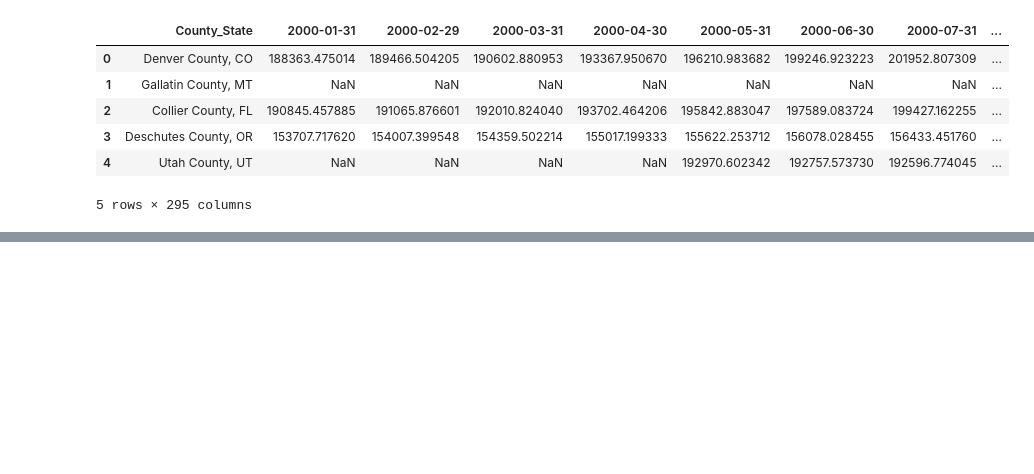
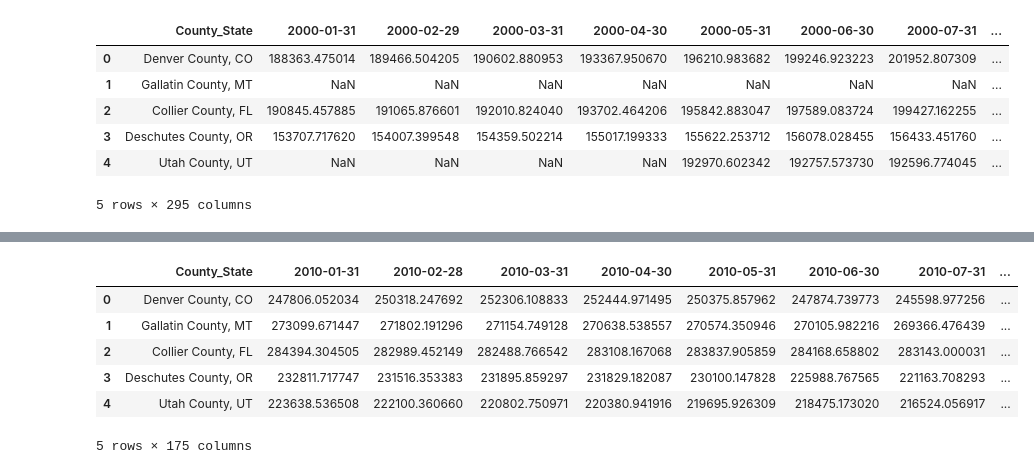
Before and after one commit to dfquinn23/Project_1, a Jupyter notebook: Zillow/top_counties_integ.ipynb, the cells around one changed output, grey strips where cells are left out. Cells and saved outputs as stored; diff of their text form; code cells hidden in the pictures; blank space fills up the shorter version.

```diff
--- a/Zillow/top_counties_integ.ipynb
+++ b/Zillow/top_counties_integ.ipynb
@@ -134,0 +161,20 @@ filtered_df.head()
+# %%
+# Filter for start and end dates
+start_date = '2010-01-31'
+end_date = '2024-06-30'
+
+# List of date columns to keep based on the date range
+date_columns_to_keep = [col for col in filtered_df.columns if (col >= start_date and col <= end_date) or col == 'County_State']
+
+# Create the new DataFrame with only the required columns
+date_filtered_df = filtered_df[date_columns_to_keep]
+
+date_filtered_df.head()
+# %% [output]
+|  | County_State | 2010-01-31 | 2010-02-28 | 2010-03-31 | 2010-04-30 | 2010-05-31 | 2010-06-30 | 2010-07-31 | ... |
+| 0 | Denver County, CO | 247806.052034 | 250318.247692 | 252306.108833 | 252444.971495 | 250375.857962 | 247874.739773 | 245598.977256 | ... |
+| 1 | Gallatin County, MT | 273099.671447 | 271802.191296 | 271154.749128 | 270638.538557 | 270574.350946 | 270105.982216 | 269366.476439 | ... |
+| 2 | Collier County, FL | 284394.304505 | 282989.452149 | 282488.766542 | 283108.167068 | 283837.905859 | 284168.658802 | 283143.000031 | ... |
+| 3 | Deschutes County, OR | 232811.717747 | 231516.353383 | 231895.859297 | 231829.182087 | 230100.147828 | 225988.767565 | 221163.708293 | ... |
+| 4 | Utah County, UT | 223638.536508 | 222100.360660 | 220802.750971 | 220380.941916 | 219695.926309 | 218475.173020 | 216524.056917 | ... |
+5 rows × 175 columns
```
Also changed, not shown: parts of 10 cells of this notebook.
